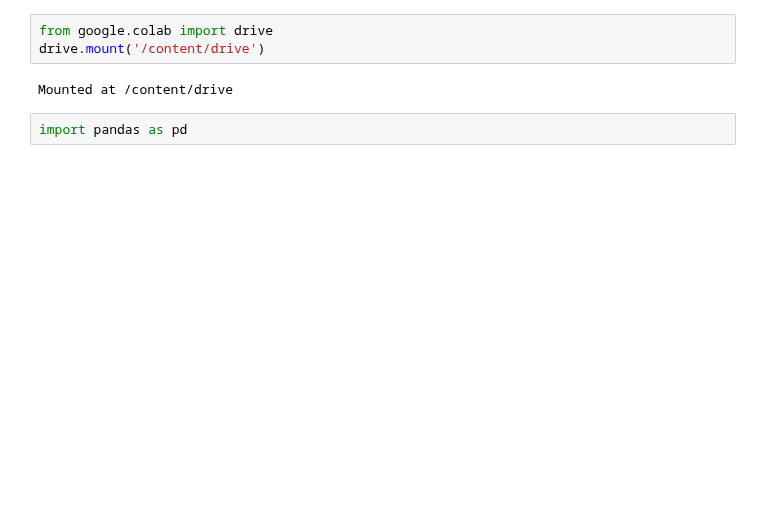
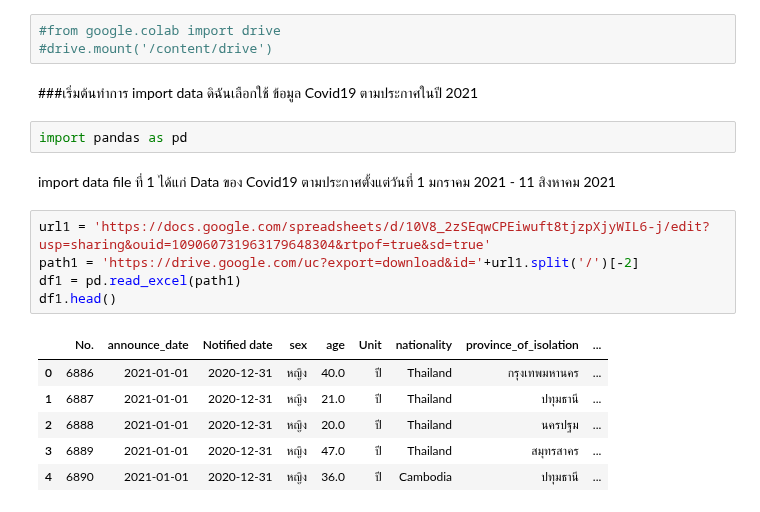
Before and after one commit to Toeysamm/2-64-NIDA-DADS5001, a Jupyter notebook: Covid19_midterm.ipynb, the cells around one changed output. Cells and saved outputs as stored; diff of their text form; blank space fills up the shorter version.

```diff
--- a/Covid19_midterm.ipynb
+++ b/Covid19_midterm.ipynb
@@ -1,9 +1,23 @@
 # %% [markdown]
 <a href="https://colab.research.google.com/github/Toeysamm/2-64-NIDA-DADS5001/blob/main/Covid19_midterm.ipynb" target="_parent"><img src="https://colab.research.google.com/assets/colab-badge.svg" alt="Open In Colab"/></a>
 # %%
-from google.colab import drive
-drive.mount('/content/drive')
+#from google.colab import drive
+#drive.mount('/content/drive')
-# %% [output]
-Mounted at /content/drive
+# %% [markdown]
+###เริ่มต้นทำการ import data ดิฉันเลือกใช้ ข้อมูล Covid19 ตามประกาศในปี 2021
 # %%
 import pandas as pd
+# %% [markdown]
+import data file ที่ 1 ได้แก่ Data ของ Covid19 ตามประกาศตั้งแต่วันที่ 1 มกราคม 2021 - 11 สิงหาคม 2021
+# %%
+url1 = 'https://docs.google.com/spreadsheets/d/10V8_2zSEqwCPEiwuft8tjzpXjyWIL6-j/edit?usp=sharing&ouid=109060731963179648304&rtpof=true&sd=true'
+path1 = 'https://drive.google.com/uc?export=download&id='+url1.split('/')[-2]
+df1 = pd.read_excel(path1)
+df1.head()
+# %% [output]
+|  | No. | announce_date | Notified date | sex | age | Unit | nationality | province_of_isolation | ... |
+| 0 | 6886 | 2021-01-01 | 2020-12-31 | หญิง | 40.0 | ปี | Thailand | กรุงเทพมหานคร | ... |
+| 1 | 6887 | 2021-01-01 | 2020-12-31 | หญิง | 21.0 | ปี | Thailand | ปทุมธานี | ... |
+| 2 | 6888 | 2021-01-01 | 2020-12-31 | หญิง | 20.0 | ปี | Thailand | นครปฐม | ... |
+| 3 | 6889 | 2021-01-01 | 2020-12-31 | หญิง | 47.0 | ปี | Thailand | สมุทรสาคร | ... |
+| 4 | 6890 | 2021-01-01 | 2020-12-31 | หญิง | 36.0 | ปี | Cambodia | ปทุมธานี | ... |
```
Also changed, not shown: parts of 17 cells of this notebook.
